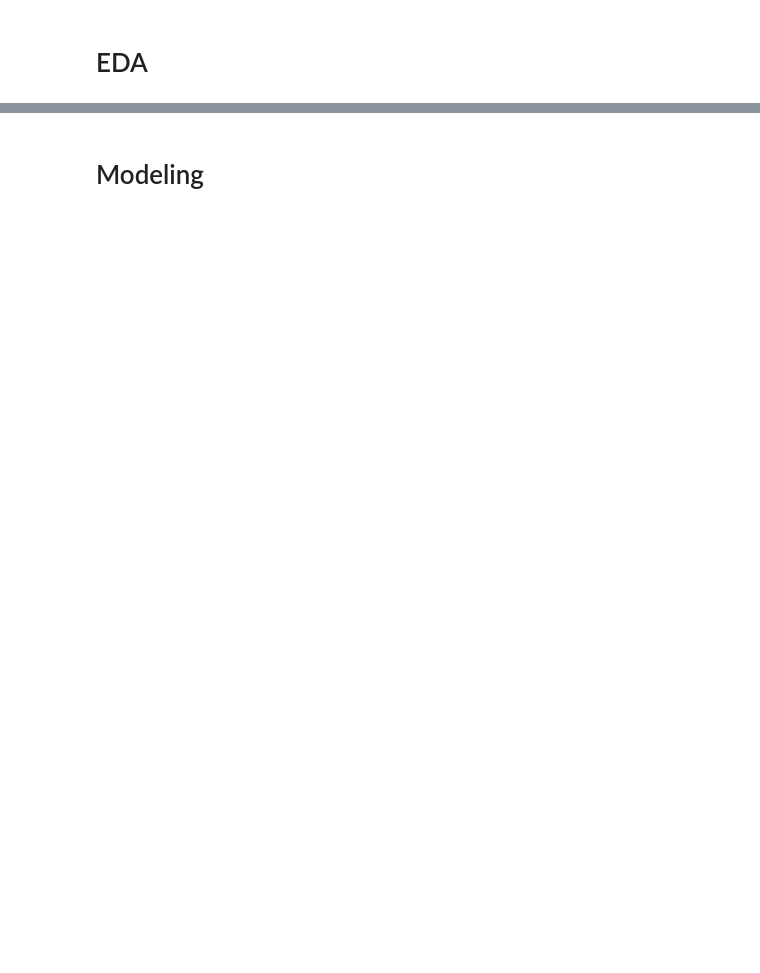
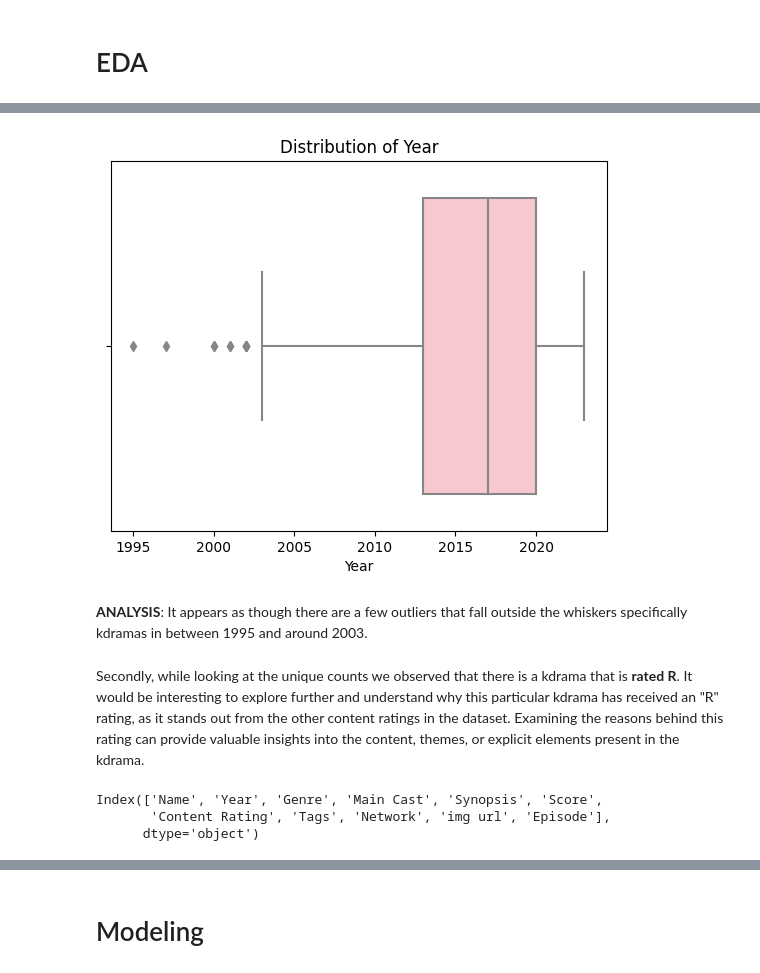
Before and after one commit to haniya-ali/KdramaRecommenderSystemProject, a Jupyter notebook: Kdrama Recommender System.ipynb, the cells around one changed output, grey strips where cells are left out. Drawn from its saved outputs; the diff is of its cells as text; code cells hidden in the pictures; blank space fills up the shorter version.

```diff
--- a/Kdrama Recommender System.ipynb
+++ b/Kdrama Recommender System.ipynb
@@ -29,0 +159,6 @@ kdrama_data
+# %%
+kdrama_data_filled = kdrama_data.fillna(0)
+missing_data = kdrama_data_filled.isnull().sum()
+
+print("Missing Data:")
+print(missing_data)
@@ -29,0 +179,3 @@ kdrama_data
+# %%
+kdrama_data_fixed = kdrama_data_filled.rename(columns={'Sinopsis': 'Synopsis'})
+kdrama_data_fixed.head()
@@ -29,0 +197,17 @@ kdrama_data
+# %%
+sns.boxplot(data=kdrama_data_fixed, x='Year', color='pink')
+plt.title('Distribution of Year')
+plt.xlabel('Year')
+plt.show()
+# %% [output]
+[figure, added]
+# %% [markdown]
+**ANALYSIS**: It appears as though there are a few outliers that fall outside the whiskers specifically kdramas in between 1995 and around 2003.
+# %% [markdown]
+Secondly, while looking at the unique counts we observed that there is a kdrama that is **rated R**. It would be interesting to explore further and understand why this particular kdrama has received an "R" rating, as it stands out from the other content ratings in the dataset. Examining the reasons behind this rating can provide valuable insights into the content, themes, or explicit elements present in the kdrama.
+# %%
+kdrama_data_fixed.columns
+# %% [output]
+Index(['Name', 'Year', 'Genre', 'Main Cast', 'Synopsis', 'Score',
+       'Content Rating', 'Tags', 'Network', 'img url', 'Episode'],
+      dtype='object')
```
Also changed, not shown: parts of 41 cells of this notebook.
